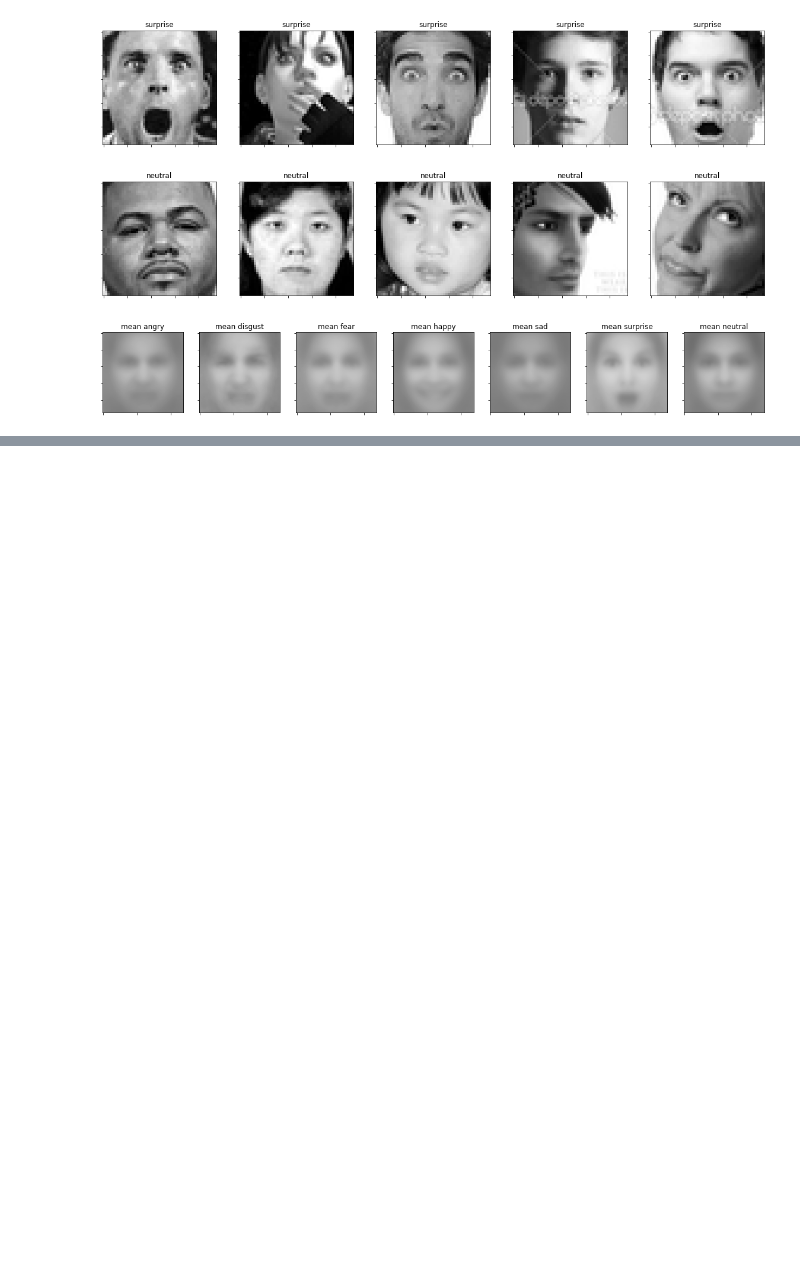
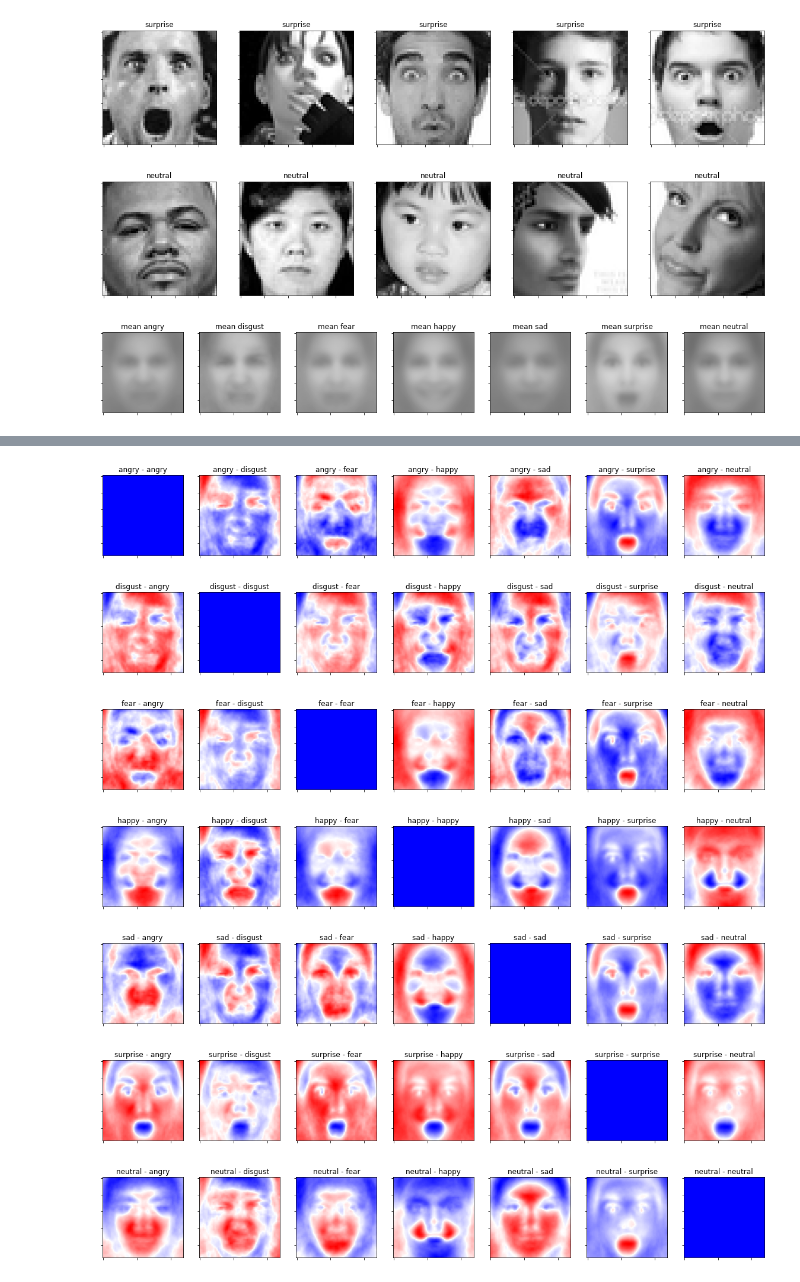
Before and after one commit to jiuntian/partner_face_emotion_recognition, a Jupyter notebook: visual_fer2013.ipynb, the cells around one changed output, grey strips where cells are left out. Drawn from its saved outputs; the diff is of its cells as text; code cells hidden in the pictures; blank space fills up the shorter version.

```diff
--- a/visual_fer2013.ipynb
+++ b/visual_fer2013.ipynb
@@ -175,0 +196,25 @@ for i in range(len(axs)):
+# %%
+def plot_contrast(j):
+    mean_arr1 = img_arr[img_label==j]
+    mean_img1 = np.mean(mean_arr1, axis=0).reshape(size)
+    fig, axs = plt.subplots(1, n_classes, figsize=(20, 15))
+    axs = axs.ravel()
+    for i in range(len(axs)):
+        mean_arr2 = img_arr[img_label==i]
+        mean_img2 = np.mean(mean_arr2, axis=0).reshape(size)
+        mean_contrast = mean_img1 - mean_img2
+        axs[i].imshow(mean_contrast, cmap='bwr')
+        axs[i].set_title(f'{emotion_dic.get(j)} - {emotion_dic.get(i)}')
+        axs[i].set_xticklabels([])
+        axs[i].set_yticklabels([])
+# %%
+for i in range(n_classes):
+    plot_contrast(i)
+# %% [output]
+[figure, added]
+[figure, added]
+[figure, added]
+[figure, added]
+[figure, added]
+[figure, added]
+[figure, added]
```
Also changed, not shown: parts of 3 cells of this notebook.
